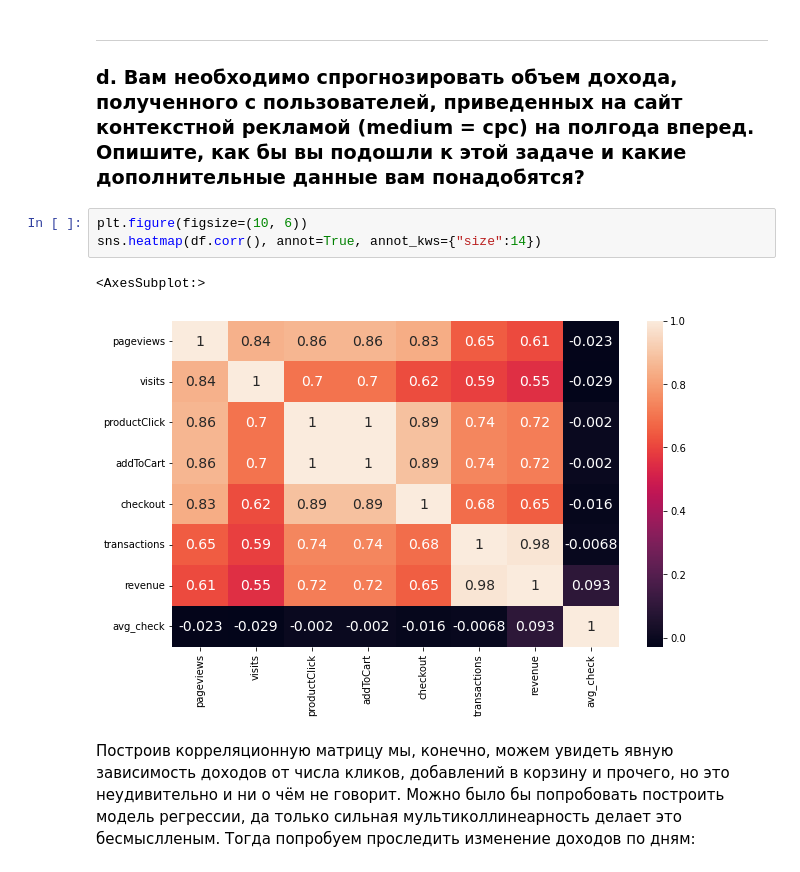
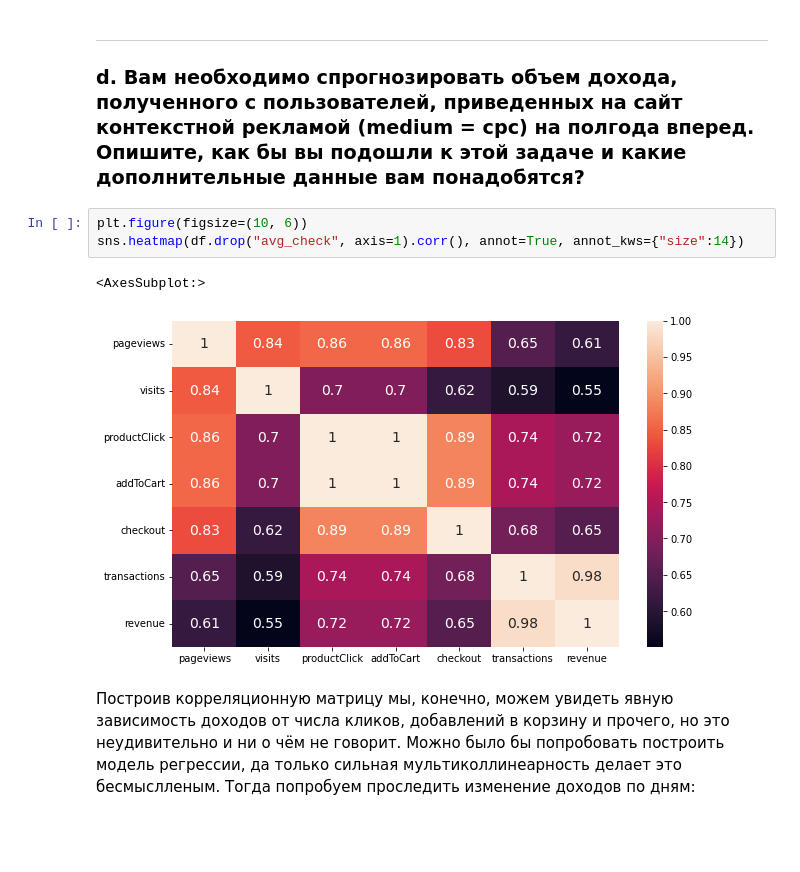
Before and after one commit to Lasiagrostis/per-aspera-ad-astra, a Jupyter notebook: Case_R.ipynb, the cells around one changed output. Saved outputs shown, nothing was run; the diff lists cells and outputs as text; blank space fills up the shorter version.

```diff
--- a/Case_R.ipynb
+++ b/Case_R.ipynb
@@ -95,10 +95,10 @@ sns.histplot(weekdays["cr"], ax=axes[1], stat='density')
 ### d.	Вам необходимо спрогнозировать объем дохода, полученного с пользователей, приведенных на сайт контекстной рекламой (medium = cpc) на полгода вперед. Опишите, как бы вы подошли к этой задаче и какие дополнительные данные вам понадобятся?
 # %%
 plt.figure(figsize=(10, 6))
-sns.heatmap(df.corr(), annot=True, annot_kws={"size":14})
+sns.heatmap(df.drop("avg_check", axis=1).corr(), annot=True, annot_kws={"size":14})
 # %% [output]
 <AxesSubplot:>
-[figure, old version]
+[figure, new version]
 # %% [markdown]
 Построив корреляционную матрицу мы, конечно, можем увидеть явную зависимость доходов от числа кликов, добавлений в корзину и прочего, но это неудивительно и ни о чём не говорит. Можно было бы попробовать построить модель регрессии, да только сильная мультиколлинеарность делает это бесмыслленым. Тогда попробуем проследить изменение доходов по дням:
 # %%
```
